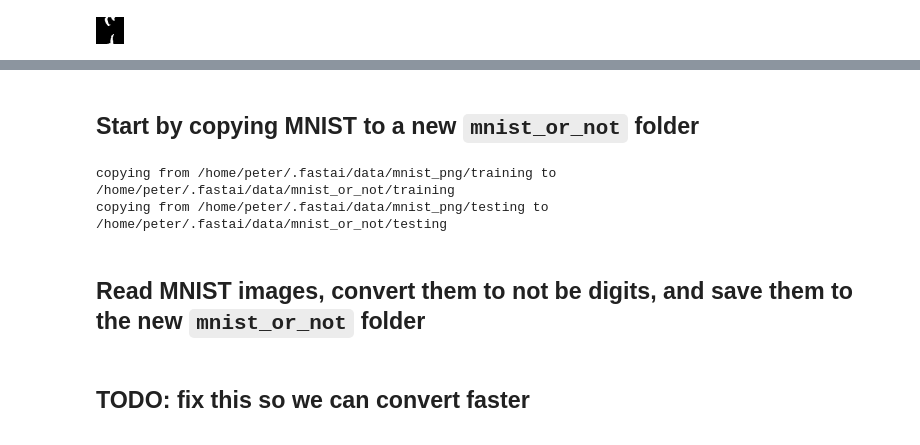
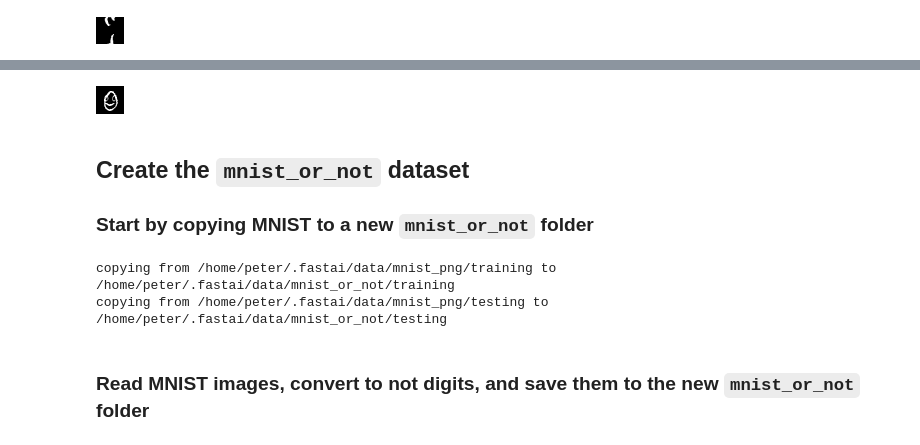
Before and after one commit to pete88b/data-science, a Jupyter notebook: myohddac/notebooks/not-digits-from-mnist.ipynb, the cells around one changed output, grey strips where cells are left out. Cells and saved outputs as stored; diff of their text form; code cells hidden in the pictures.

Commit message:
improvements to the digit-or-not part

```diff
--- a/myohddac/notebooks/not-digits-from-mnist.ipynb
+++ b/myohddac/notebooks/not-digits-from-mnist.ipynb
@@ -178,5 +186,23 @@ flip_half_random(img0)
+# %%
+def smile(img):
+    "convert a zero into a smiley face"
+    t=F.to_tensor(img)
+    eye=F.to_tensor(img0.resize((8,8)))
+    eye=eye*(uniform(.75,.95)/eye.max())
+    eyes=torch.cat([eye,eye],2)
+    eyes=pad(eyes,(6,6,8,12))
+    mouth=t[:,22:28,0:28]
+    mouth=torch.cat([torch.zeros(1,17,28),mouth,torch.zeros(1,5,28)],1)
+    smiley=torch.clamp(t+eyes+mouth,0,1)
+    return F.to_pil_image(smiley)
+# %%
+smile(img0)
+# %% [output]
+[figure, added]
 # %% [markdown]
-## Start by copying MNIST to a new `mnist_or_not` folder
+## Create the `mnist_or_not` dataset
+
+### Start by copying MNIST to a new `mnist_or_not` folder
 # %%
 from pathlib import Path
 def cp_mnist(kind):
@@ -191,7 +217,7 @@ cp_mnist('testing')
 copying from /home/peter/.fastai/data/mnist_png/training to /home/peter/.fastai/data/mnist_or_not/training
 copying from /home/peter/.fastai/data/mnist_png/testing to /home/peter/.fastai/data/mnist_or_not/testing
 # %% [markdown]
-## Read MNIST images, convert them to not be digits, and save them to the new `mnist_or_not` folder
+### Read MNIST images, convert to not digits, and save them to the new `mnist_or_not` folder
 # %%
 def can_call_with_n_positional_args(f, n):
     "return true if f can be called with n positional arguments, false otherwise"
@@ -236,2 +259,0 @@ for digit,converters in digits_and_converters.items():
-# %% [markdown]
-## TODO: fix this so we can convert faster
```
Also changed, not shown: parts of 18 cells of this notebook, 7 other files.
